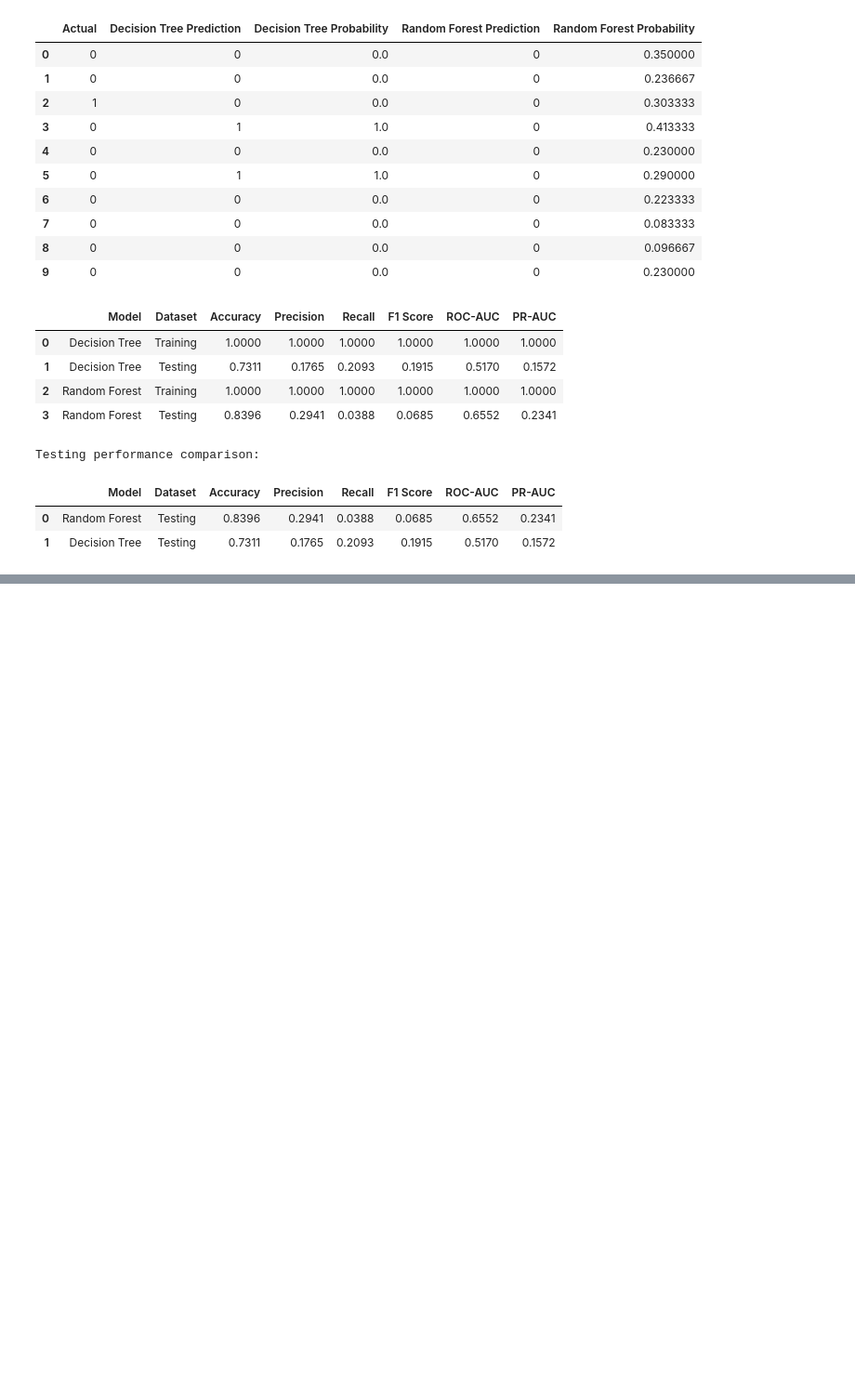
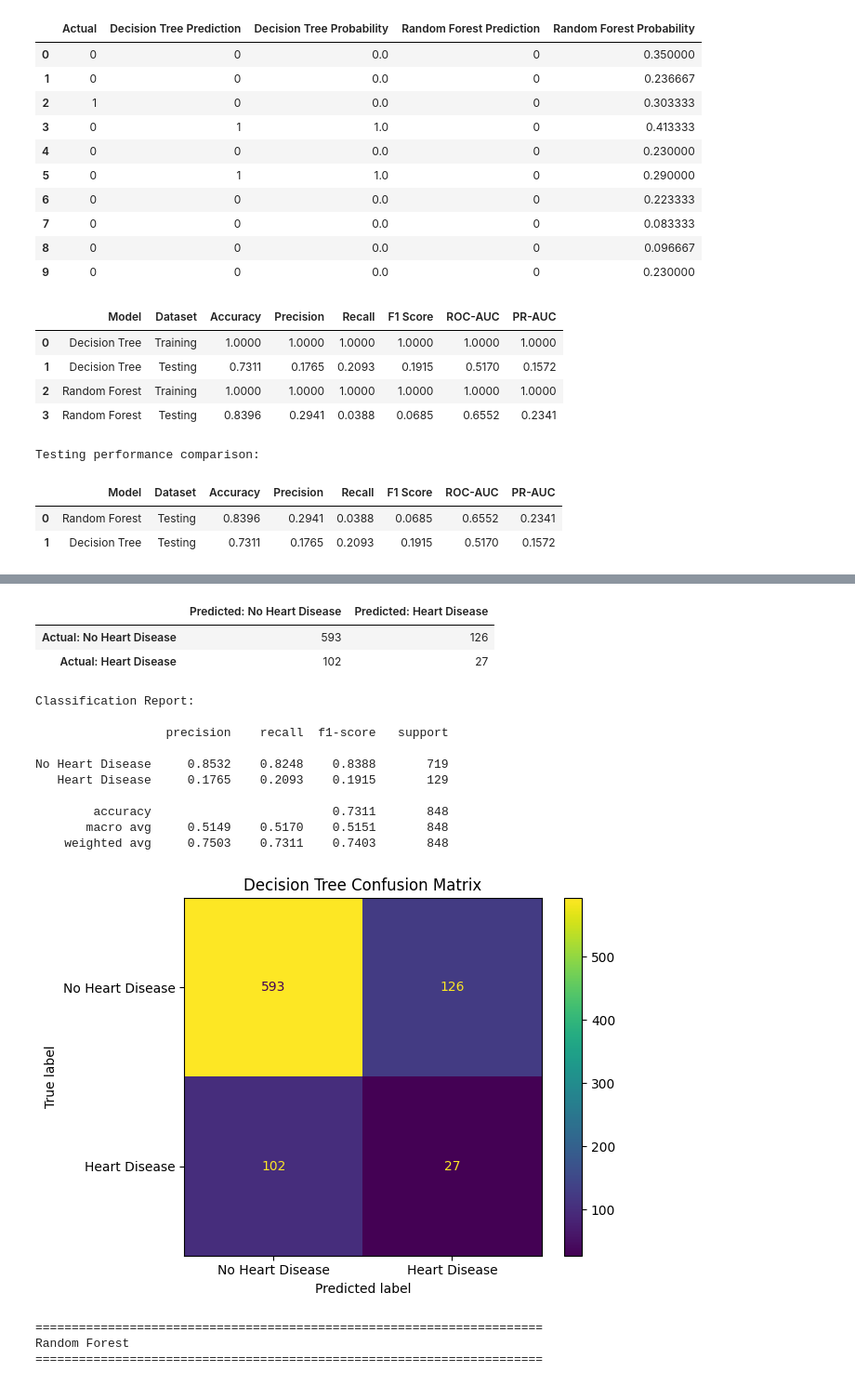
Before and after one commit to SMCodeX7/Heart-Disease-Classification, a Jupyter notebook: notebooks/06-Tree_Models.ipynb, the cells around one changed output, grey strips where cells are left out. Shown at 93% size. Drawn from its saved outputs; the diff is of its cells as text; code cells hidden in the pictures; blank space fills up the shorter version.

Commit message:
Analyse confusion matrices and class reports

```diff
--- a/notebooks/06-Tree_Models.ipynb
+++ b/notebooks/06-Tree_Models.ipynb
@@ -470,3 +470,64 @@ Testing performance comparison:
 |  | Model | Dataset | Accuracy | Precision | Recall | F1 Score | ROC-AUC | PR-AUC |
 | 0 | Random Forest | Testing | 0.8396 | 0.2941 | 0.0388 | 0.0685 | 0.6552 | 0.2341 |
 | 1 | Decision Tree | Testing | 0.7311 | 0.1765 | 0.2093 | 0.1915 | 0.5170 | 0.1572 |
+# %%
+from sklearn.metrics import (
+    classification_report,
+    confusion_matrix,
+    ConfusionMatrixDisplay
+)
+
+for model_name in models:
+    print("=" * 70)
+    print(model_name)
+    print("=" * 70)
+
+    model_confusion_matrix = confusion_matrix(
+        y_test,
+        test_predictions[model_name],
+        labels=[0, 1]
+    )
+
+    confusion_table = pd.DataFrame(
+        model_confusion_matrix,
+        index=[
+            "Actual: No Heart Disease",
+            "Actual: Heart Disease"
+        ],
+        columns=[
+            "Predicted: No Heart Disease",
+            "Predicted: Heart Disease"
+        ]
+    )
+
+    display(confusion_table)
+
+    print("Classification Report:\n")
+
+    print(
+        classification_report(
+            y_test,
+            test_predictions[model_name],
+            target_names=[
+                "No Heart Disease",
+                "Heart Disease"
+            ],
+            digits=4,
+            zero_division=0
+        )
+    )
+
+    ConfusionMatrixDisplay(
+        confusion_matrix=model_confusion_matrix,
+        display_labels=[
+            "No Heart Disease",
+            "Heart Disease"
+        ]
+    ).plot(
+        values_format="d"
+    )
+
+    plt.title(f"{model_name} Confusion Matrix")
+    plt.tight_layout()
+    plt.show()
+# %% [output]
@@ -472,0 +537,17 @@ Testing performance comparison:
+|  | Predicted: No Heart Disease | Predicted: Heart Disease |
+| Actual: No Heart Disease | 593 | 126 |
+| Actual: Heart Disease | 102 | 27 |
+Classification Report:
+
+                  precision    recall  f1-score   support
+
+No Heart Disease     0.8532    0.8248    0.8388       719
+   Heart Disease     0.1765    0.2093    0.1915       129
+
+        accuracy                         0.7311       848
+       macro avg     0.5149    0.5170    0.5151       848
+    weighted avg     0.7503    0.7311    0.7403       848
+[figure, added]
+======================================================================
+Random Forest
+======================================================================
```
Also changed, not shown: parts of 1 cell of this notebook.
